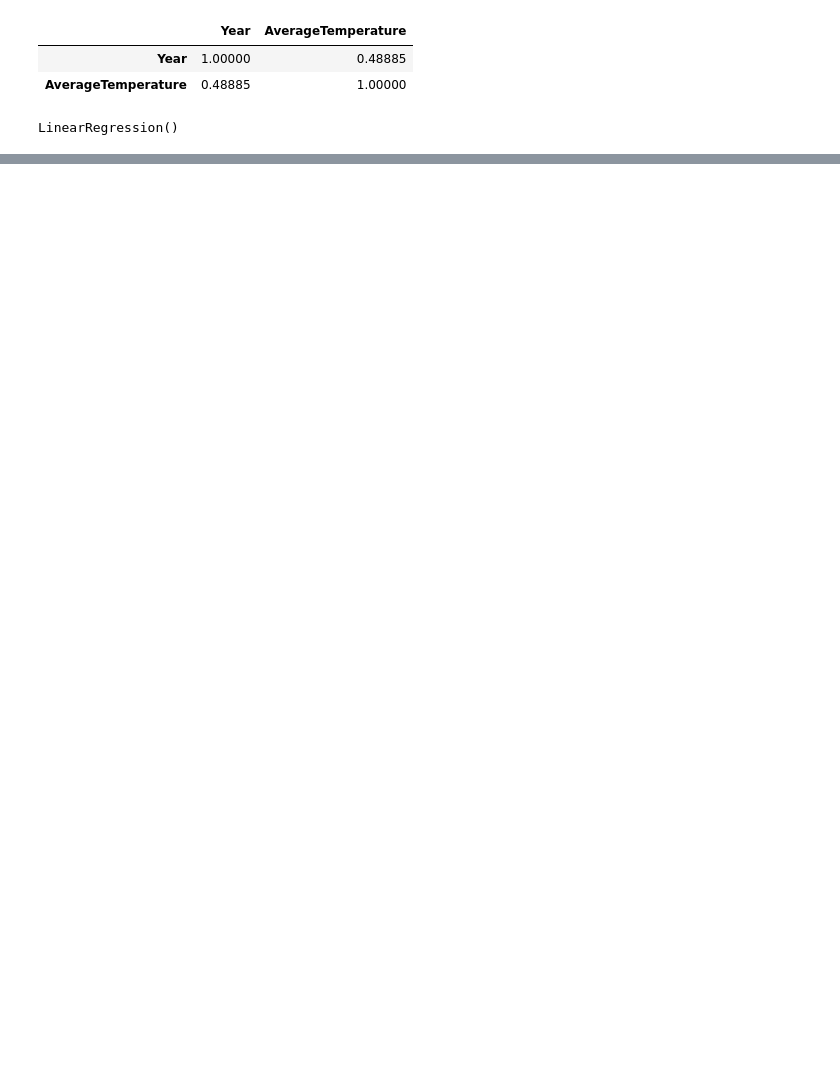
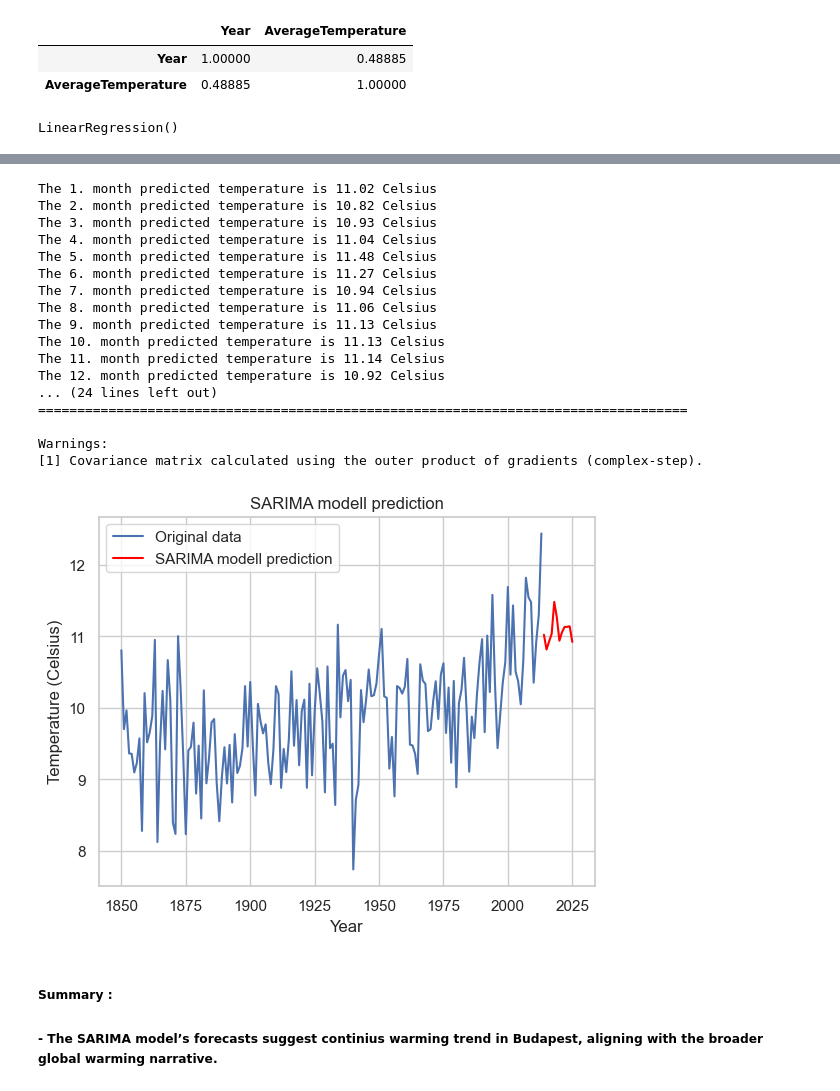
Before and after one commit to bankimiki1/ProjectI_source, a Jupyter notebook: Data_visualization_and_prediction.ipynb, the cells around one changed output, grey strips where cells are left out. Cells and saved outputs as stored; diff of their text form; code cells hidden in the pictures; blank space fills up the shorter version.

```diff
--- a/Data_visualization_and_prediction.ipynb
+++ b/Data_visualization_and_prediction.ipynb
@@ -170,2 +184,43 @@ The accuracy is : 28.80%
 #####  - The model is not a suitable choice for dealing with the complexity of time series data, as it does not take into account the temporal dependence of the data or  seasonal patterns.
 #####  - The model does not provide an accurate estimate and has become inaccurate.
+# %%
+
+model = SARIMAX(df_budapest['AverageTemperature'], order=(1, 1, 1), seasonal_order=(1, 1, 1, 12))
+model_fit = model.fit()
+
+forecast = model_fit.forecast(steps=12)
+for i in range(len(forecast)):
+    print(f'The {i+1}. month predicted temperature is {forecast.iloc[i]:.2f} Celsius')
+
+print ('\n')
+print(model_fit.summary())
+
+plt.plot(df_budapest['Year'], df_budapest['AverageTemperature'], label='Original data')
+plt.plot(range(df_budapest['Year'].max() + 1, df_budapest['Year'].max() + 13), forecast, label='SARIMA modell prediction', color='red')
+plt.xlabel('Year')
+plt.ylabel('Temperature (Celsius)')
+plt.title('SARIMA modell prediction')
+plt.legend()
+plt.show()
+# %% [output]
+The 1. month predicted temperature is 11.02 Celsius
+The 2. month predicted temperature is 10.82 Celsius
+The 3. month predicted temperature is 10.93 Celsius
+The 4. month predicted temperature is 11.04 Celsius
+The 5. month predicted temperature is 11.48 Celsius
+The 6. month predicted temperature is 11.27 Celsius
+The 7. month predicted temperature is 10.94 Celsius
+The 8. month predicted temperature is 11.06 Celsius
+The 9. month predicted temperature is 11.13 Celsius
+The 10. month predicted temperature is 11.13 Celsius
+The 11. month predicted temperature is 11.14 Celsius
+The 12. month predicted temperature is 10.92 Celsius
+... (24 lines left out)
+===================================================================================
+
+Warnings:
+[1] Covariance matrix calculated using the outer product of gradients (complex-step).
+[figure, added]
+# %% [markdown]
+##### Summary :
+##### - The SARIMA model’s forecasts suggest continius warming trend in Budapest, aligning with the broader global warming narrative.
```
Also changed, not shown: parts of 8 cells of this notebook.
